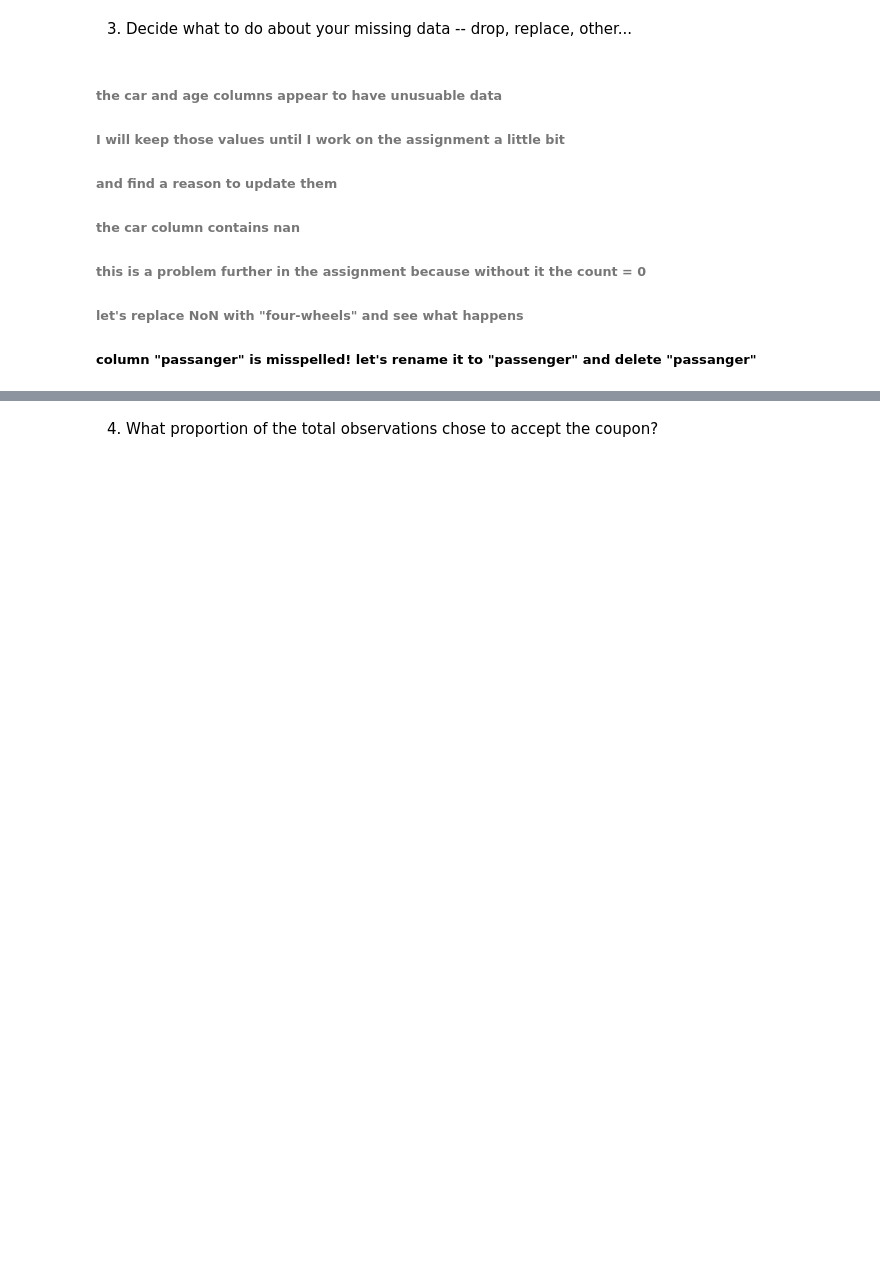
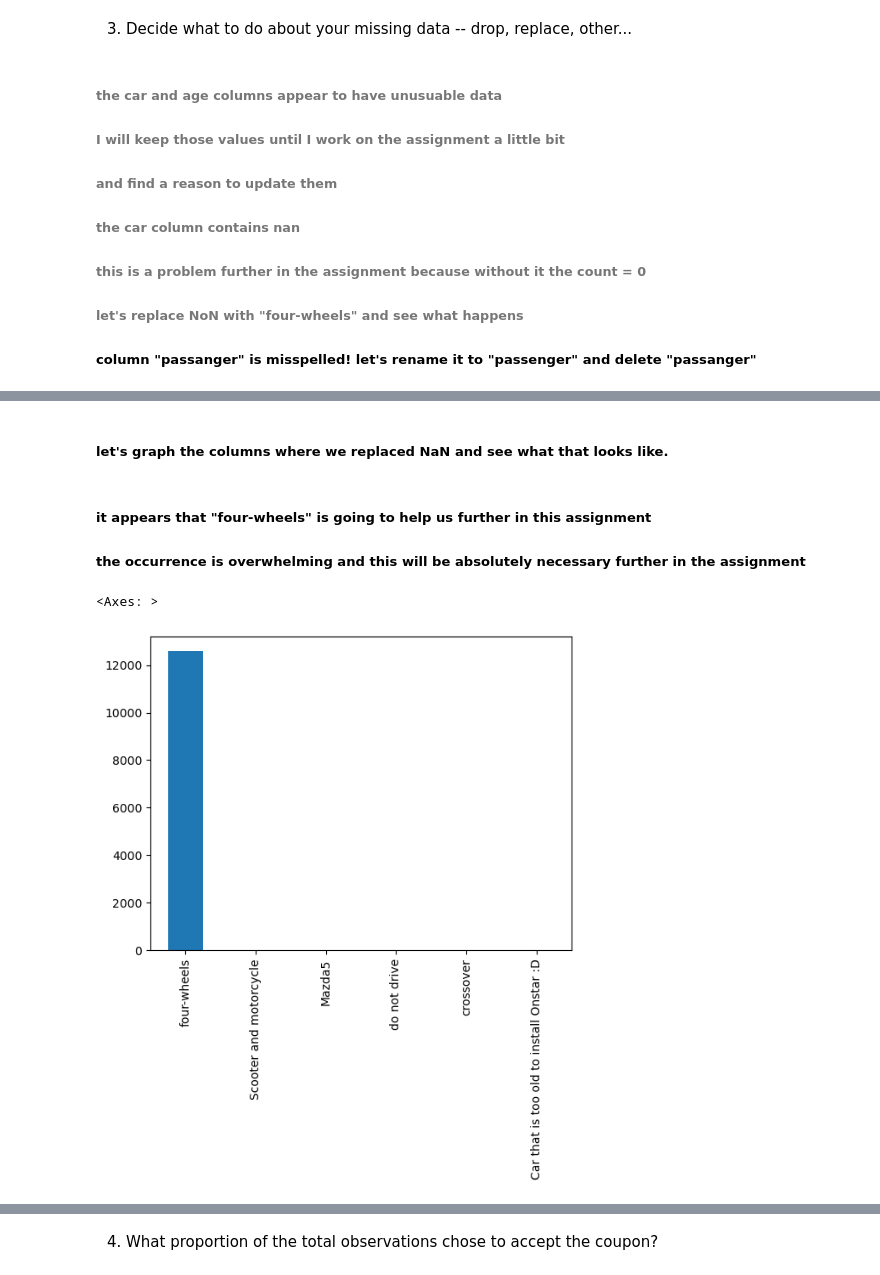
Before and after one commit to jiml-ng2plus/Practical-Application-Assignment_5_1, a Jupyter notebook: prompt.ipynb, the cells around one changed output, grey strips where cells are left out. Saved outputs shown, nothing was run; the diff lists cells and outputs as text; code cells hidden in the pictures; blank space fills up the shorter version.

Commit message:
update assignment

```diff
--- a/prompt.ipynb
+++ b/prompt.ipynb
@@ -132,0 +146,10 @@ data["car"] = data["car"].fillna("four-wheels")
+# %% [markdown]
+##### let's graph the columns where we replaced NaN and see what that looks like.
+# %% [markdown]
+##### it appears that "four-wheels" is going to help us further in this assignment
+##### the occurrence is overwhelming and this will be absolutely necessary further in the assignment
+# %%
+data["car"].value_counts().plot(kind='bar')
+# %% [output]
+<Axes: >
+[figure, added]
```
Also changed, not shown: parts of 32 cells of this notebook.
